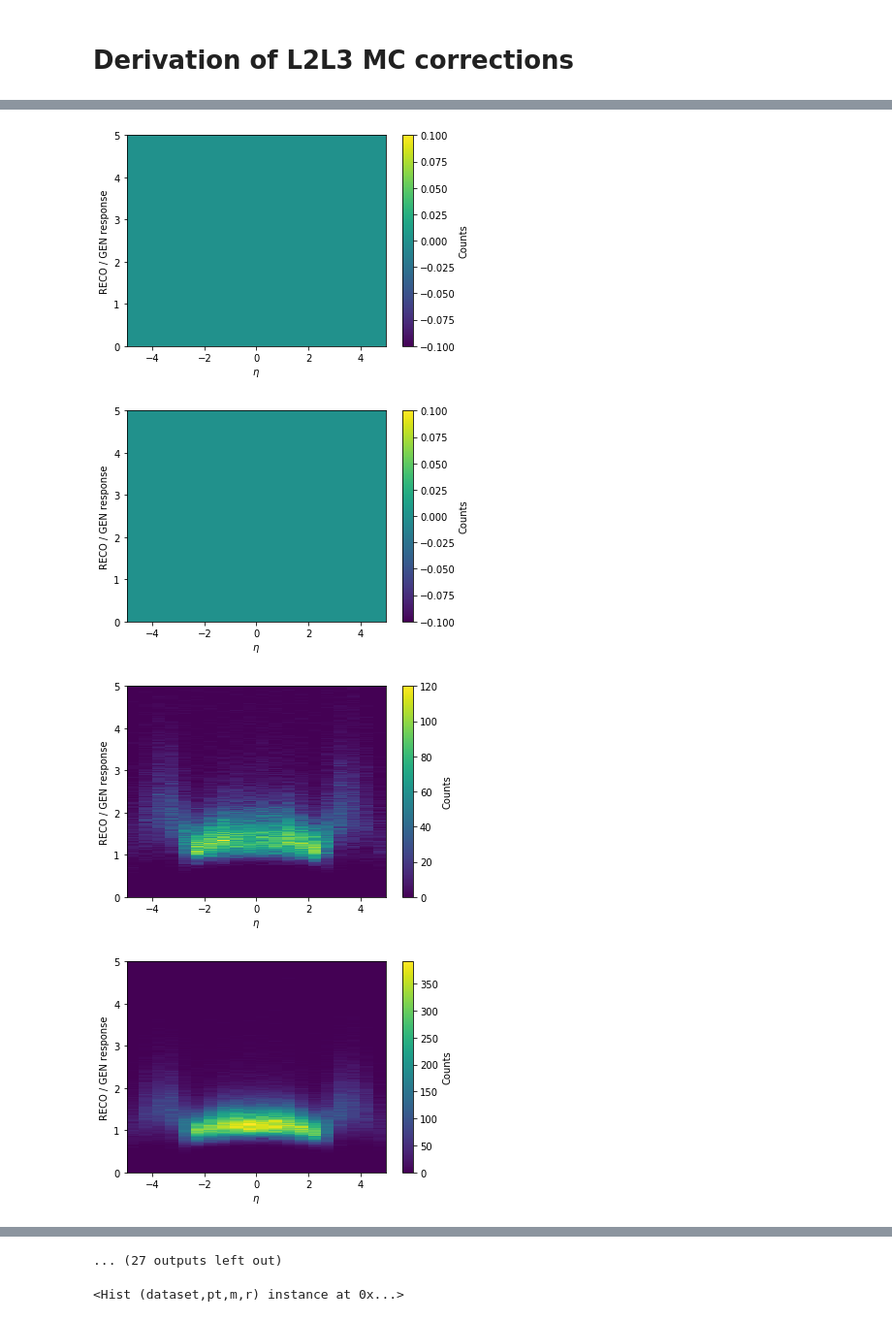
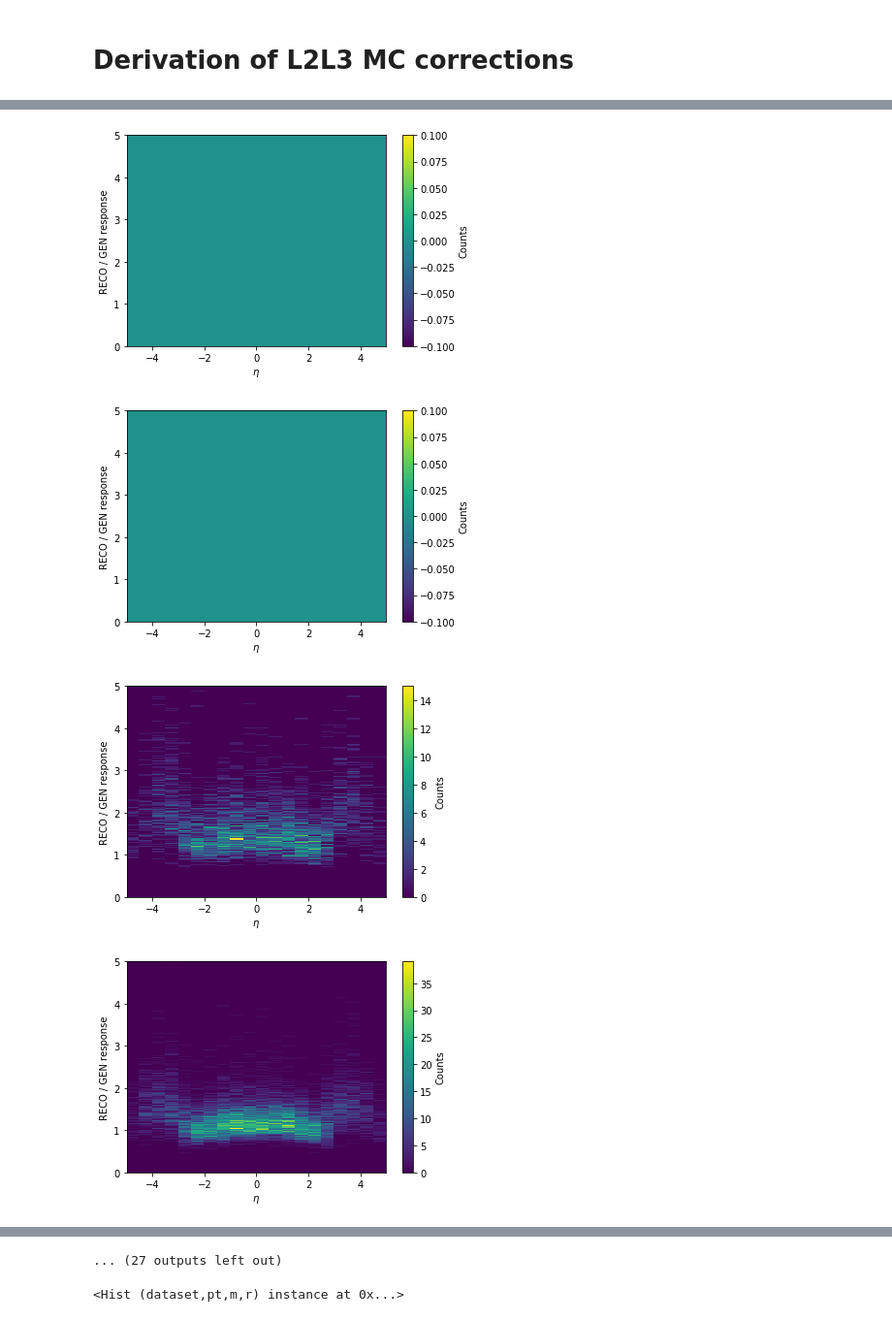
Before and after one commit to nsmith-/CoffeaJERC, a Jupyter notebook: genL2L3.ipynb, the cells around one changed output, grey strips where cells are left out. Shown at 97% size. Drawn from its saved outputs; the diff is of its cells as text; code cells hidden in the pictures.

```diff
--- a/genL2L3.ipynb
+++ b/genL2L3.ipynb
@@ -61,12 +60,12 @@ class FancyJECL2L3Processor(processor.ProcessorABC):
             phi=df['GenJet_phi'],
             mass=df['GenJet_mass']
             )
+
+
+        evtweights = df["Generator_weight"].reshape(-1, 1).flatten()
         output['cutflow']['all events'] += Jets.size
 
-        #print("2")
         jetId_cut = (Jets.jetId > 0)
-        #print("3")
-
         Jets = Jets[jetId_cut]
         output['cutflow']['>=1 with loose id'] += jetId_cut.any().sum()
         twoJets = (Jets.counts >= 2)
@@ -120,23 +119,30 @@ class FancyJECL2L3Processor(processor.ProcessorABC):
 # Get the sample metadata
 samples = json.load( open('samples_qcdflat.json') )
 
-prefix = '/mnt/cms-data/store/mc/RunIIFall17NanoAODv4/'
-fileset = {}
-for sample in samples["samples"]:
-    name, xsec, nevents = sample['name'], sample['xsec'], sample['nevents']
-    fileset[name] = glob.glob(prefix + name + '/*/*/*/*.root')
+#prefix = '/mnt/data/cms/store/mc/RunIIFall17NanoAODv5/'
+#fileset = {}
+#for sample in samples["samples"]:
+#    name, xsec, nevents = sample['name'], sample['xsec'], sample['nevents']
+#    fileset[name] = glob.glob(prefix + name + '/*/*/*/*.root')
 
-print (fileset)
+qcdfiles = ['/mnt/data/cms/store/mc/RunIIFall17NanoAODv5/QCD_Pt-15to7000_TuneCP5_Flat_13TeV_pythia8/NANOAODSIM/PU2017_12Apr2018_Nano1June2019_102X_mc2017_realistic_v7-v1/40000/03DA78CB-8064-2C48-82D0-9CC7A13DBB44.root']
+fileset = {
+    'QCD':qcdfiles # QCD_Pt-15to7000_TuneCP5_Flat_13TeV_pythia8
+    #'ZZ to 4mu': [
+    #    'data/ZZTo4mu.root'
+    #]
+}
 
 tstart = time.time()
 output = processor.run_uproot_job(fileset,
                                   treename='Events',
                                   processor_instance=FancyJECL2L3Processor(),
                                   executor=processor.futures_executor,
-                                  executor_args={'workers': 4, 'function_args': {'flatten': True}},
+                                  executor_args={'workers': 4, 'flatten': True},
                                   chunksize=500000,
                                  )
 
+
 elapsed = time.time() - tstart
 print(output)
 # %% [output]
@@ -158,0 +161,7 @@ fig, ax, _ = plot.plot1d(output['eta'], overlay='dataset')
+# %%
+fig, ax = hist.plotgrid(output['eta'], overlay="dataset", stack=False
+                                 )
+plt.yscale("log")
+for iax in ax.flatten():
+    iax.autoscale(axis='y')
+fig.show()
@@ -160,7 +171,7 @@ fig, ax, _ = plot.plot1d(output['eta'], overlay='dataset')
 
 
 for i in output['r_pt_ptveta'].axis('eta'):
-    fig, ax, _ = plot.plot2d(output['r_pt_ptveta'].project('dataset').project('eta', the_slice=i),xaxis='pt')
-    #print(output['r_pt_ptveta'].project('dataset').project('eta', the_slice=i).values() )
+    fig, ax, _ = hist.plot2d(output['r_pt_ptveta'].project('dataset').project('eta', the_slice=i),xaxis='pt')
+#    #print(output['r_pt_ptveta'].project('dataset').project('eta', the_slice=i).values() )
 # %% [output]
 [figure]
@@ -179,11 +190,11 @@ for i in output['r_pt_ptveta'].axis('eta'):
 # %%
 
 
 for i in output['r_pt_ptveta'].axis('pt'):
-    fig, ax, _ = plot.plot2d(output['r_pt_ptveta'].project('dataset').project('pt', the_slice=i),xaxis='eta')
+    fig, ax, _ = hist.plot2d(output['r_pt_ptveta'].project('dataset').project('pt', the_slice=i),xaxis='eta')
 # %% [output]
 [figure]
 [figure]
 [figure]
-[figure, old version]
+[figure, new version]
-[figure, old version]
+[figure, new version]
```
Also changed, not shown: parts of 10 cells of this notebook.
